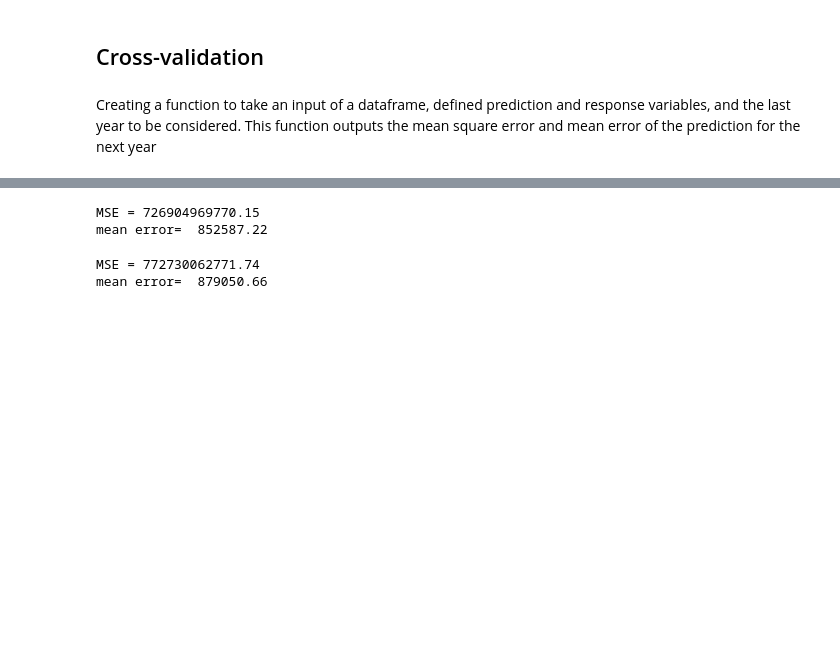
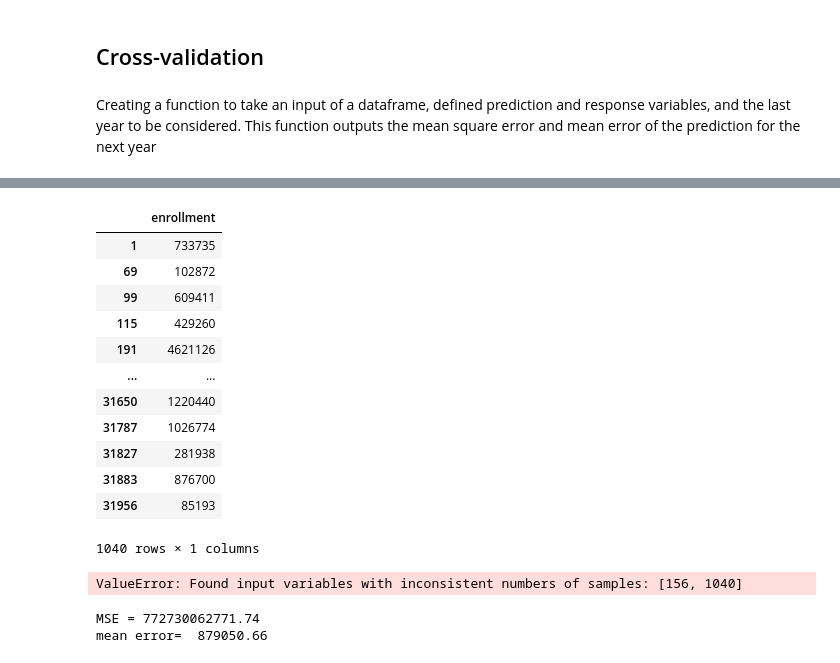
Before and after one commit to kamckeev/BigData1, a Jupyter notebook: Project1_Official.ipynb, the cells around one changed output, grey strips where cells are left out. Cells and saved outputs as stored; diff of their text form; code cells hidden in the pictures; blank space fills up the shorter version.

```diff
--- a/Project1_Official.ipynb
+++ b/Project1_Official.ipynb
@@ -543 +559,17 @@ Creating a function to take an input of a dataframe, defined prediction and resp
+# %%
+both_response
+# %% [output]
+|  | enrollment |
+| 1 | 733735 |
+| 69 | 102872 |
+| 99 | 609411 |
+| 115 | 429260 |
+| 191 | 4621126 |
+| ... | ... |
+| 31650 | 1220440 |
+| 31787 | 1026774 |
+| 31827 | 281938 |
+| 31883 | 876700 |
+| 31956 | 85193 |
+1040 rows × 1 columns
 # %%
@@ -554,8 +598,7 @@ def mse_SLR(df, predictors, response, last_year):
 # %%
-mse_SLR(non_county, predictors='year', response='enrollment', last_year=1989)
+mse_SLR_MLR(SLR_predictors, both_response, last_year=1989)
 # %% [output]
-MSE = 726904969770.15
-mean error=  852587.22
+ValueError: Found input variables with inconsistent numbers of samples: [156, 1040]
 # %%
 mse_SLR(non_county, predictors='year', response='enrollment', last_year=1990)
 # %% [output]
```
Also changed, not shown: parts of 10 cells of this notebook.
